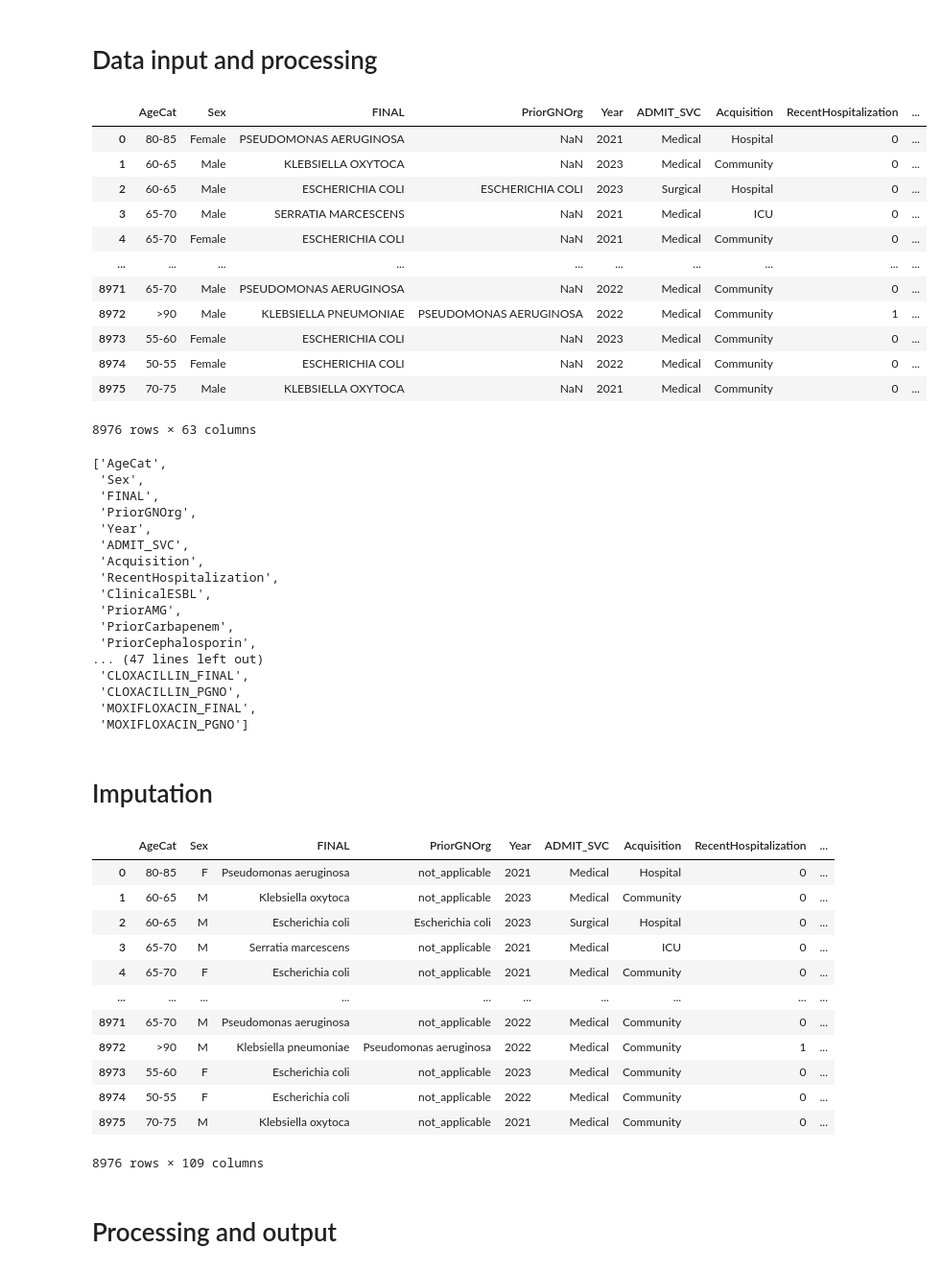
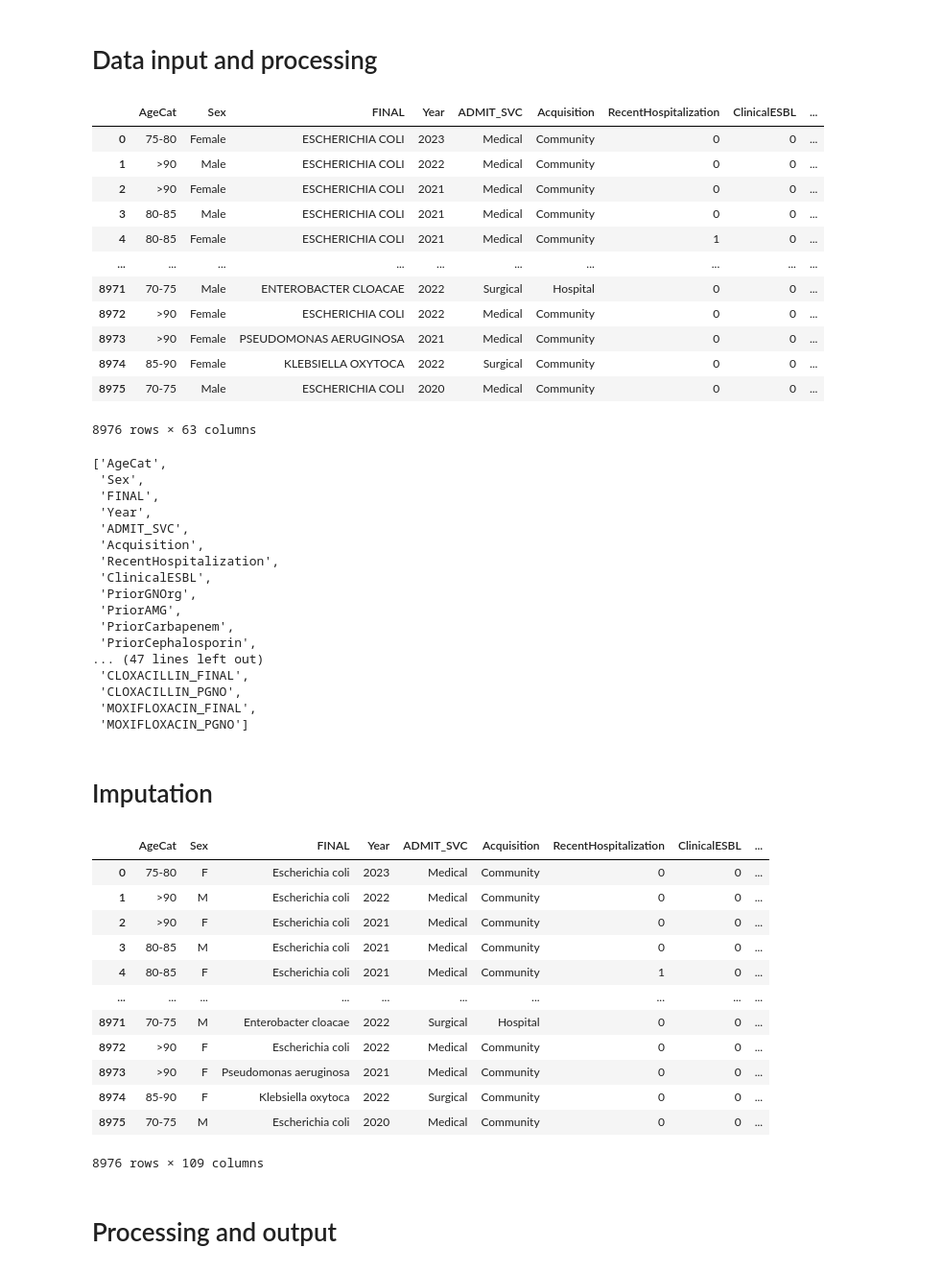
Before and after one commit to A-Garg/antibiotic-susceptibility, a Jupyter notebook: imputation_Trillium.ipynb, the cells around one changed output. Shown at 96% size. Saved outputs shown, nothing was run; the diff lists cells and outputs as text; code cells hidden in the pictures.

```diff
--- a/imputation_Trillium.ipynb
+++ b/imputation_Trillium.ipynb
@@ -15,37 +15,38 @@ from datetime import datetime
 # %%
 # Changes made to original Excel sheet:
     # Added a "FINAL" suffix to columns. Some had trailing spaces to remove
     # Renamed CULTURE_RESULT_CLEAN to FINAL
     # Converted _PRIOR suffix to _PGNO
     # Changed GN_PRIOR_RESULT to PriorGNOrg
     # Changed AGE_CAT to AgeCat, and ACQUISITION to Acquisition
+    # Changed Prior_AMG to PriorAMG
     # Moved PriorGNOrg column to be beside FINAL
     # Removed " ESBL" and " CPE" from organism names
     # Removed " COMPLEX" from organism names (mainly Enterobacter cloacae, Citrobacter freundii, and Acinetobacter baumanii)
 
     # Renamed some antibiotics:
         # AMOXICILLIN/CLAVULANIC ACID, CEFTOLOZANE / TAZOBACTAM, PIPERACILLIN / TAZOBACTAM, TRIMETHOPRIM/SULFA
     # Corrected spelling of:
         # "PENICILLIN_FINAL", "AMOXICILLIN/CLAVULANIC ACID",
     # Added blank columns for some antibiotics:
         # CLOXACILLIN_FINAL, CLOXACILLIN_PGNO, MOXIFLOXACIN_FINAL, MOXIFLOXACIN_PGNO
 
 
-data = pd.read_excel('2024-11-25 AMR_data_Trillium.xlsx')
+data = pd.read_excel('2024-12-09 AMR_data_Trillium.xlsx')
 data
 # %% [output]
-|  | AgeCat | Sex | FINAL | PriorGNOrg | Year | ADMIT_SVC | Acquisition | RecentHospitalization | ... |
-| 0 | 80-85 | Female | PSEUDOMONAS AERUGINOSA | NaN | 2021 | Medical | Hospital | 0 | ... |
-| 1 | 60-65 | Male | KLEBSIELLA OXYTOCA | NaN | 2023 | Medical | Community | 0 | ... |
-| 2 | 60-65 | Male | ESCHERICHIA COLI | ESCHERICHIA COLI | 2023 | Surgical | Hospital | 0 | ... |
-| 3 | 65-70 | Male | SERRATIA MARCESCENS | NaN | 2021 | Medical | ICU | 0 | ... |
-| 4 | 65-70 | Female | ESCHERICHIA COLI | NaN | 2021 | Medical | Community | 0 | ... |
+|  | AgeCat | Sex | FINAL | Year | ADMIT_SVC | Acquisition | RecentHospitalization | ClinicalESBL | ... |
+| 0 | 75-80 | Female | ESCHERICHIA COLI | 2023 | Medical | Community | 0 | 0 | ... |
+| 1 | >90 | Male | ESCHERICHIA COLI | 2022 | Medical | Community | 0 | 0 | ... |
+| 2 | >90 | Female | ESCHERICHIA COLI | 2021 | Medical | Community | 0 | 0 | ... |
+| 3 | 80-85 | Male | ESCHERICHIA COLI | 2021 | Medical | Community | 0 | 0 | ... |
+| 4 | 80-85 | Female | ESCHERICHIA COLI | 2021 | Medical | Community | 1 | 0 | ... |
 | ... | ... | ... | ... | ... | ... | ... | ... | ... | ... |
-| 8971 | 65-70 | Male | PSEUDOMONAS AERUGINOSA | NaN | 2022 | Medical | Community | 0 | ... |
-| 8972 | >90 | Male | KLEBSIELLA PNEUMONIAE | PSEUDOMONAS AERUGINOSA | 2022 | Medical | Community | 1 | ... |
-| 8973 | 55-60 | Female | ESCHERICHIA COLI | NaN | 2023 | Medical | Community | 0 | ... |
-| 8974 | 50-55 | Female | ESCHERICHIA COLI | NaN | 2022 | Medical | Community | 0 | ... |
-| 8975 | 70-75 | Male | KLEBSIELLA OXYTOCA | NaN | 2021 | Medical | Community | 0 | ... |
+| 8971 | 70-75 | Male | ENTEROBACTER CLOACAE | 2022 | Surgical | Hospital | 0 | 0 | ... |
+| 8972 | >90 | Female | ESCHERICHIA COLI | 2022 | Medical | Community | 0 | 0 | ... |
+| 8973 | >90 | Female | PSEUDOMONAS AERUGINOSA | 2021 | Medical | Community | 0 | 0 | ... |
+| 8974 | 85-90 | Female | KLEBSIELLA OXYTOCA | 2022 | Surgical | Community | 0 | 0 | ... |
+| 8975 | 70-75 | Male | ESCHERICHIA COLI | 2020 | Medical | Community | 0 | 0 | ... |
 8976 rows × 63 columns
 # %%
 list(data)
@@ -53,12 +54,12 @@ list(data)
 ['AgeCat',
  'Sex',
  'FINAL',
- 'PriorGNOrg',
  'Year',
  'ADMIT_SVC',
  'Acquisition',
  'RecentHospitalization',
  'ClinicalESBL',
+ 'PriorGNOrg',
  'PriorAMG',
  'PriorCarbapenem',
  'PriorCephalosporin',
@@ -116,18 +117,18 @@ data.loc[:,['Penicillin_PGNO_imp','Amoxiclav_PGNO_imp','Ampicillin_PGNO_imp','Cl
             'Erythromycin_PGNO_imp', 'TMPSMX_PGNO_imp']] = 'no_data'
 data
 # %% [output]
-|  | AgeCat | Sex | FINAL | PriorGNOrg | Year | ADMIT_SVC | Acquisition | RecentHospitalization | ... |
-| 0 | 80-85 | F | Pseudomonas aeruginosa | not_applicable | 2021 | Medical | Hospital | 0 | ... |
-| 1 | 60-65 | M | Klebsiella oxytoca | not_applicable | 2023 | Medical | Community | 0 | ... |
-| 2 | 60-65 | M | Escherichia coli | Escherichia coli | 2023 | Surgical | Hospital | 0 | ... |
-| 3 | 65-70 | M | Serratia marcescens | not_applicable | 2021 | Medical | ICU | 0 | ... |
-| 4 | 65-70 | F | Escherichia coli | not_applicable | 2021 | Medical | Community | 0 | ... |
+|  | AgeCat | Sex | FINAL | Year | ADMIT_SVC | Acquisition | RecentHospitalization | ClinicalESBL | ... |
+| 0 | 75-80 | F | Escherichia coli | 2023 | Medical | Community | 0 | 0 | ... |
+| 1 | >90 | M | Escherichia coli | 2022 | Medical | Community | 0 | 0 | ... |
+| 2 | >90 | F | Escherichia coli | 2021 | Medical | Community | 0 | 0 | ... |
+| 3 | 80-85 | M | Escherichia coli | 2021 | Medical | Community | 0 | 0 | ... |
+| 4 | 80-85 | F | Escherichia coli | 2021 | Medical | Community | 1 | 0 | ... |
 | ... | ... | ... | ... | ... | ... | ... | ... | ... | ... |
-| 8971 | 65-70 | M | Pseudomonas aeruginosa | not_applicable | 2022 | Medical | Community | 0 | ... |
-| 8972 | >90 | M | Klebsiella pneumoniae | Pseudomonas aeruginosa | 2022 | Medical | Community | 1 | ... |
-| 8973 | 55-60 | F | Escherichia coli | not_applicable | 2023 | Medical | Community | 0 | ... |
-| 8974 | 50-55 | F | Escherichia coli | not_applicable | 2022 | Medical | Community | 0 | ... |
-| 8975 | 70-75 | M | Klebsiella oxytoca | not_applicable | 2021 | Medical | Community | 0 | ... |
+| 8971 | 70-75 | M | Enterobacter cloacae | 2022 | Surgical | Hospital | 0 | 0 | ... |
+| 8972 | >90 | F | Escherichia coli | 2022 | Medical | Community | 0 | 0 | ... |
+| 8973 | >90 | F | Pseudomonas aeruginosa | 2021 | Medical | Community | 0 | 0 | ... |
+| 8974 | 85-90 | F | Klebsiella oxytoca | 2022 | Surgical | Community | 0 | 0 | ... |
+| 8975 | 70-75 | M | Escherichia coli | 2020 | Medical | Community | 0 | 0 | ... |
 8976 rows × 109 columns
 # %%
 # Imputation rules for penicillin
```
Also changed, not shown: 1 other file.
